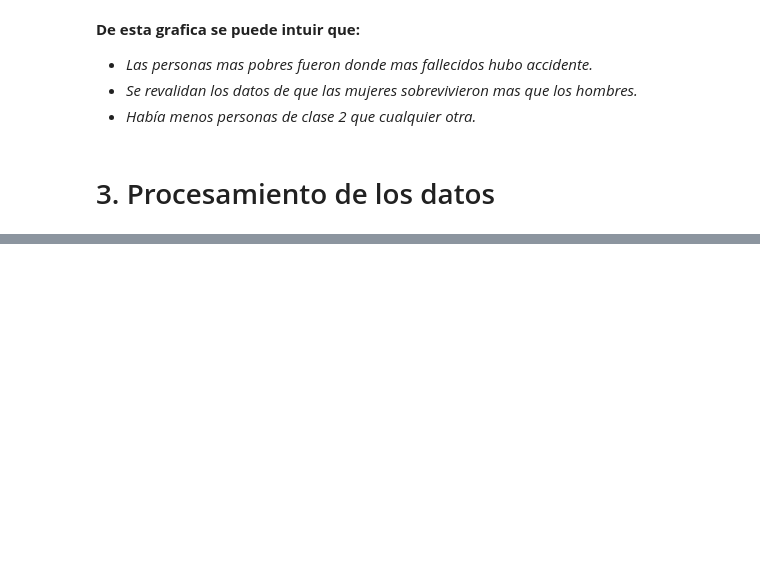
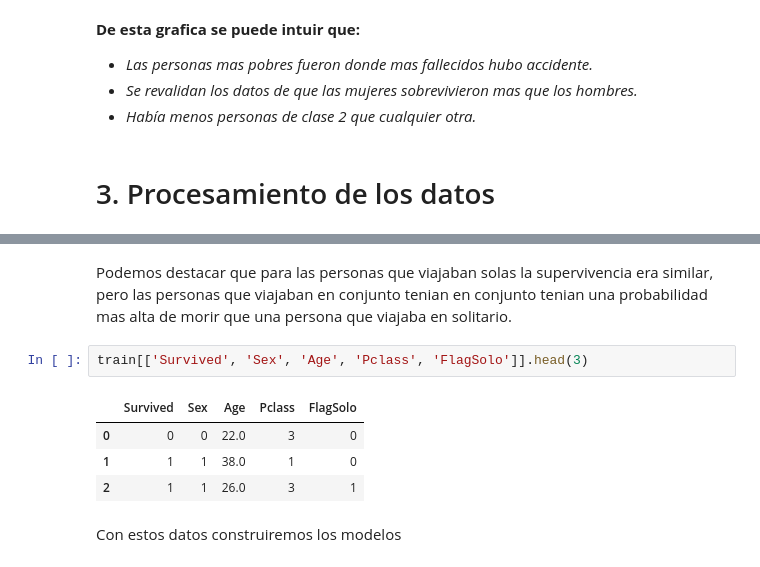
Before and after one commit to sneydermc3007/Analisis_Datos, a Jupyter notebook: Code/Analisis_titanic.ipynb, the cells around one changed output, grey strips where cells are left out. Drawn from its saved outputs; the diff is of its cells as text; blank space fills up the shorter version.

```diff
--- a/Code/Analisis_titanic.ipynb
+++ b/Code/Analisis_titanic.ipynb
@@ -164,0 +289,12 @@ Name: PassengerId, dtype: int64
+# %% [markdown]
+Podemos destacar que para las personas que viajaban solas la supervivencia era similar, pero las personas que viajaban en conjunto tenian en conjunto tenian una probabilidad
+mas alta de morir que una persona que viajaba en solitario.
+# %%
+train[['Survived', 'Sex', 'Age', 'Pclass', 'FlagSolo']].head(3)
+# %% [output]
+|  | Survived | Sex | Age | Pclass | FlagSolo |
+| 0 | 0 | 0 | 22.0 | 3 | 0 |
+| 1 | 1 | 1 | 38.0 | 1 | 0 |
+| 2 | 1 | 1 | 26.0 | 3 | 1 |
+# %% [markdown]
+Con estos datos construiremos los modelos
```
Also changed, not shown: parts of 26 cells of this notebook.
